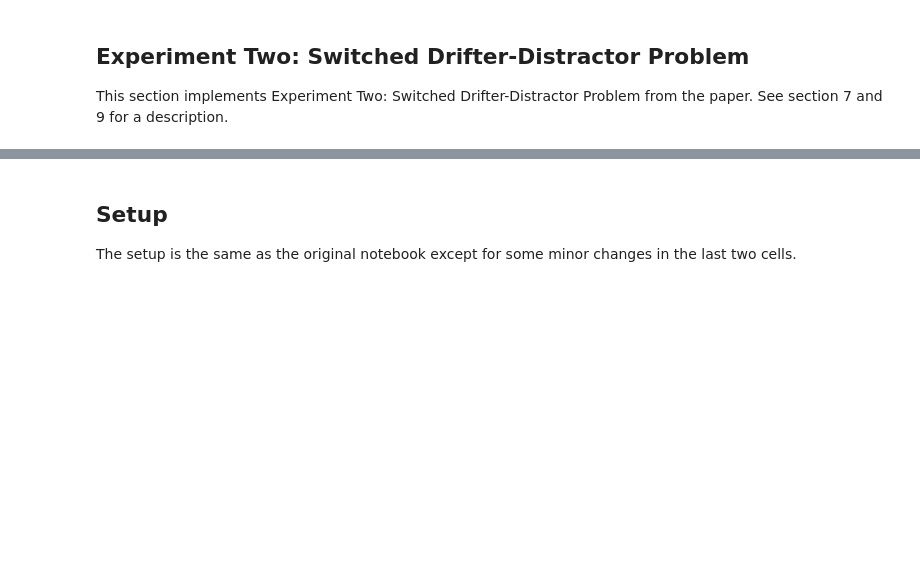
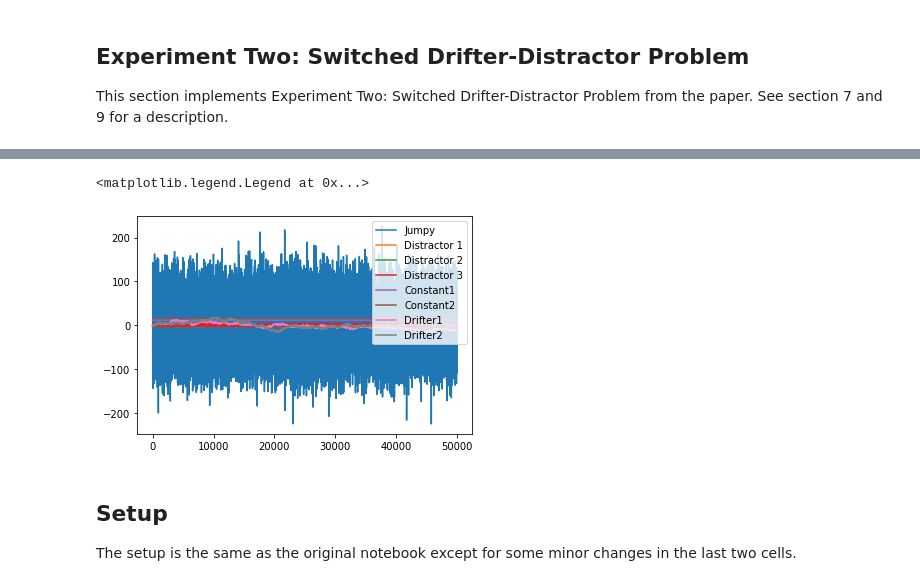
Before and after one commit to giancarlopernudisegura/adapting-behavior, a Jupyter notebook: Adapting Behavior Drifter Distractor Experiments.ipynb, the cells around one changed output, grey strips where cells are left out. Cells and saved outputs as stored; diff of their text form; code cells hidden in the pictures; blank space fills up the shorter version.

```diff
--- a/Adapting Behavior Drifter Distractor Experiments.ipynb
+++ b/Adapting Behavior Drifter Distractor Experiments.ipynb
@@ -65,3 +65,36 @@ plt.legend(["Target 1: Distractor 1 → Drifter 1",
+# %%
+def generate_action_data_three(num_steps=50000):
+    #1 jumpy
+    #3 noisy
+    #2 constant
+    #2 drifting
+
+    # For jumpy we use a sin function with an amplitude of 50 and 10 periods during the trial and add noise
+    jumpy = 50*(np.sin((2*np.pi)/(num_steps/10)) + np.random.randn(num_steps))
+
+    # For the distractors each step is a random number chosen from a Normal distribution mean 0.0, var 1.0
+    distractor1 = np.random.randn(num_steps)
+    distractor2 = np.random.randn(num_steps)
+    distractor3 = np.random.randn(num_steps)
+
+    # Constant number randomly chosen between [-50, 50]
+    constant1 = np.ones(num_steps) * np.random.uniform(-50, 50)
+    constant2 = np.ones(num_steps) * np.random.uniform(-50, 50)
+
+    # At each step the drifters change slightly by mean 0.0 and variance 0.1
+    random_drift1 = np.random.randn(num_steps) * 0.1
+    random_drift2 = np.random.randn(num_steps) * 0.1
+    drifter1 = np.cumsum(random_drift1)
+    drifter2 = np.cumsum(random_drift2)
+
+    return np.array([jumpy, distractor1, distractor2, distractor3, constant1, constant2, drifter1, drifter2])
+# %%
+# Plot Actions
+plt.plot(generate_action_data_three(50000).T)
+plt.legend(["Jumpy","Distractor 1", "Distractor 2","Distractor 3", "Constant1", "Constant2", "Drifter1", "Drifter2"])
+# %% [output]
+<matplotlib.legend.Legend at 0x...>
+[figure, added]
 # %% [markdown]
 ## Setup
 The setup is the same as the original notebook except for some minor changes in the last two cells.
```
Also changed, not shown: parts of 2 cells of this notebook.
